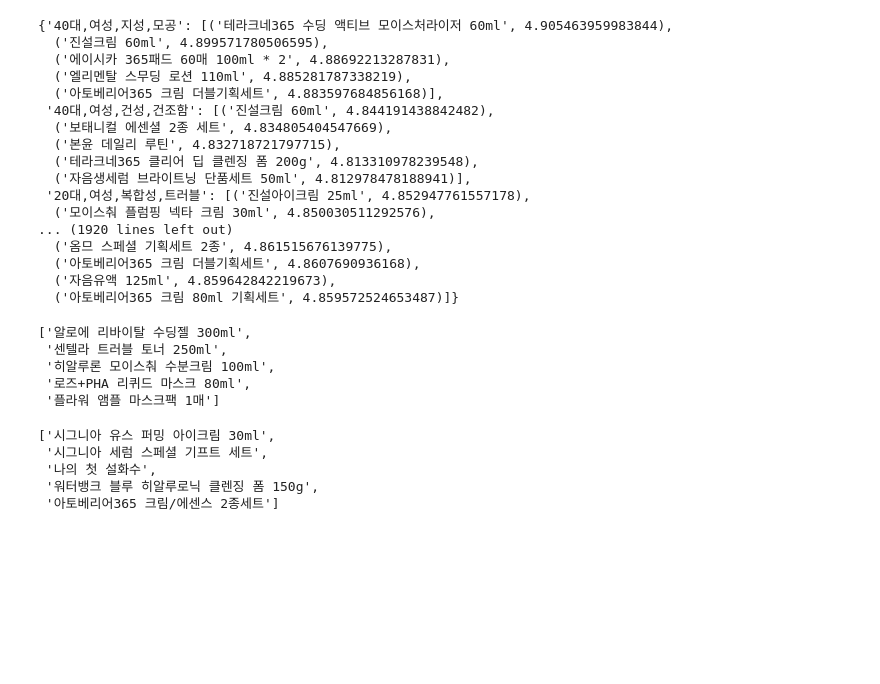
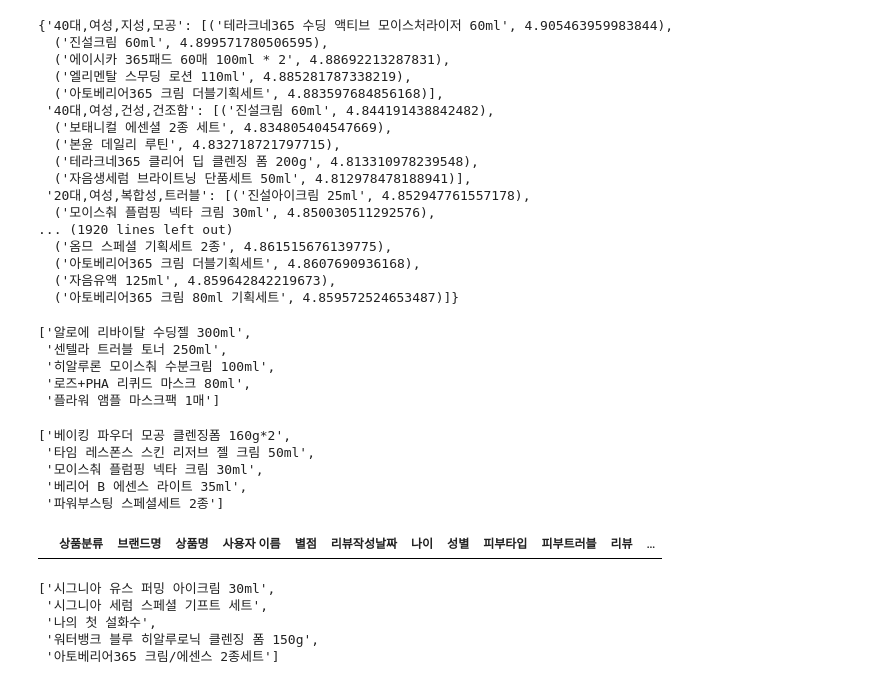
Before and after one commit to hwasajo-project-team4/final_project, a Jupyter notebook: 추천/베이스라인코드5_전승원.ipynb, the cells around one changed output. Drawn from its saved outputs; the diff is of its cells as text; code cells hidden in the pictures; blank space fills up the shorter version.

```diff
--- a/추천/베이스라인코드5_전승원.ipynb
+++ b/추천/베이스라인코드5_전승원.ipynb
@@ -261,6 +261,49 @@ content_based_recommendation_with_weights('20대', '여성', '지성', '모공')
  '히알루론 모이스춰 수분크림 100ml',
  '로즈+PHA 리퀴드 마스크 80ml',
  '플라워 앰플 마스크팩 1매']
+# %%
+# 가중치 설정
+age_weight = 0.1
+gender_weight = 0.1
+skin_type_weight = 0.1
+skin_trouble_weight = 0.1
+
+# 컨텐츠 기반 추천 함수 (특성 가중치 반영 및 사용하지 않은 상품만 추천)
+def content_based_recommendation_with_weights(age, gender, skin_type, skin_trouble, top_n=5):
+    user_specific_df = df.copy()
+
+    # 가중치 적용
+    user_specific_df['weighted_score'] = 0
+    user_specific_df.loc[user_specific_df['나이'] == age, 'weighted_score'] += age_weight
+    user_specific_df.loc[user_specific_df['성별'] == gender, 'weighted_score'] += gender_weight
+    user_specific_df.loc[user_specific_df['피부타입'] == skin_type, 'weighted_score'] += skin_type_weight
+    user_specific_df.loc[user_specific_df['피부트러블'] == skin_trouble, 'weighted_score'] += skin_trouble_weight
+
+    # 가중 평점 계산
+    user_specific_df['weighted_rating'] = user_specific_df['가중평점'] * (1 + user_specific_df['weighted_score'])
+
+    # 사용자가 이미 평가한 상품 제거
+    virtual_user = f"{age},{gender},{skin_type},{skin_trouble}"
+    rated_items = set(df[df['가상유저'] == virtual_user]['상품명'].tolist())
+    user_specific_df = user_specific_df[~user_specific_df['상품명'].isin(rated_items)]
+
+    # 상품 추천
+    weighted_recommendations = user_specific_df.groupby('상품명')['weighted_rating'].mean().sort_values(ascending=False).head(top_n)
+    recommended_products = weighted_recommendations.index.tolist()
+
+    return recommended_products
+
+content_based_recommendation_with_weights('20대', '여성', '지성', '모공')
+# %% [output]
+['베이킹 파우더 모공 클렌징폼 160g*2',
+ '타임 레스폰스 스킨 리저브 젤 크림 50ml',
+ '모이스춰 플럼핑 넥타 크림 30ml',
+ '베리어 B 에센스 라이트 35ml',
+ '파워부스팅 스페셜세트 2종']
+# %%
+df[df["가상유저"] == "10대,남성,복합성,모공"]
+# %% [output]
+|  | 상품분류 | 브랜드명 | 상품명 | 사용자 이름 | 별점 | 리뷰작성날짜 | 나이 | 성별 | 피부타입 | 피부트러블 | 리뷰 | ... |
 # %%
 def recommend_products_for_user(age, gender, skin_type, skin_trouble, top_n=5):
     # 가상 유저 ID를 생성
```
